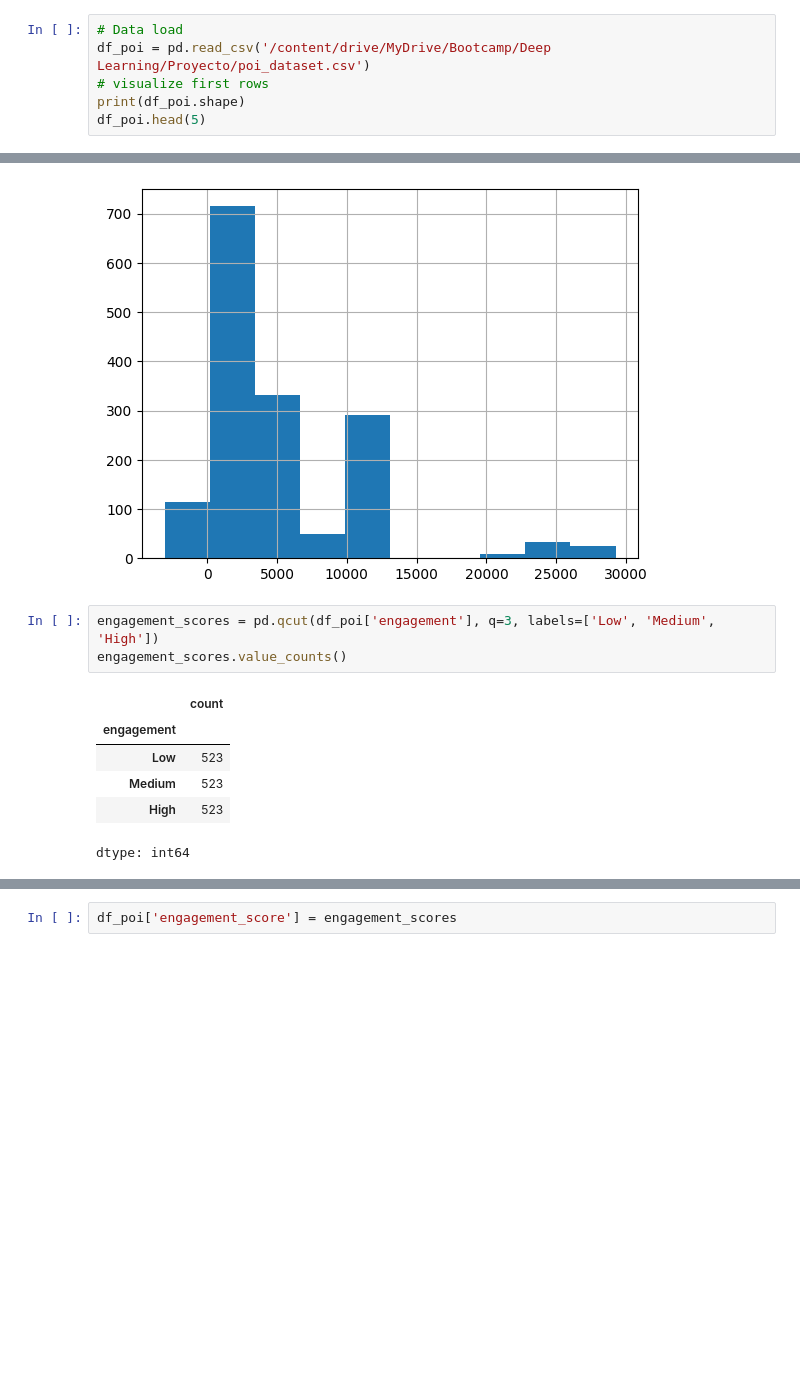
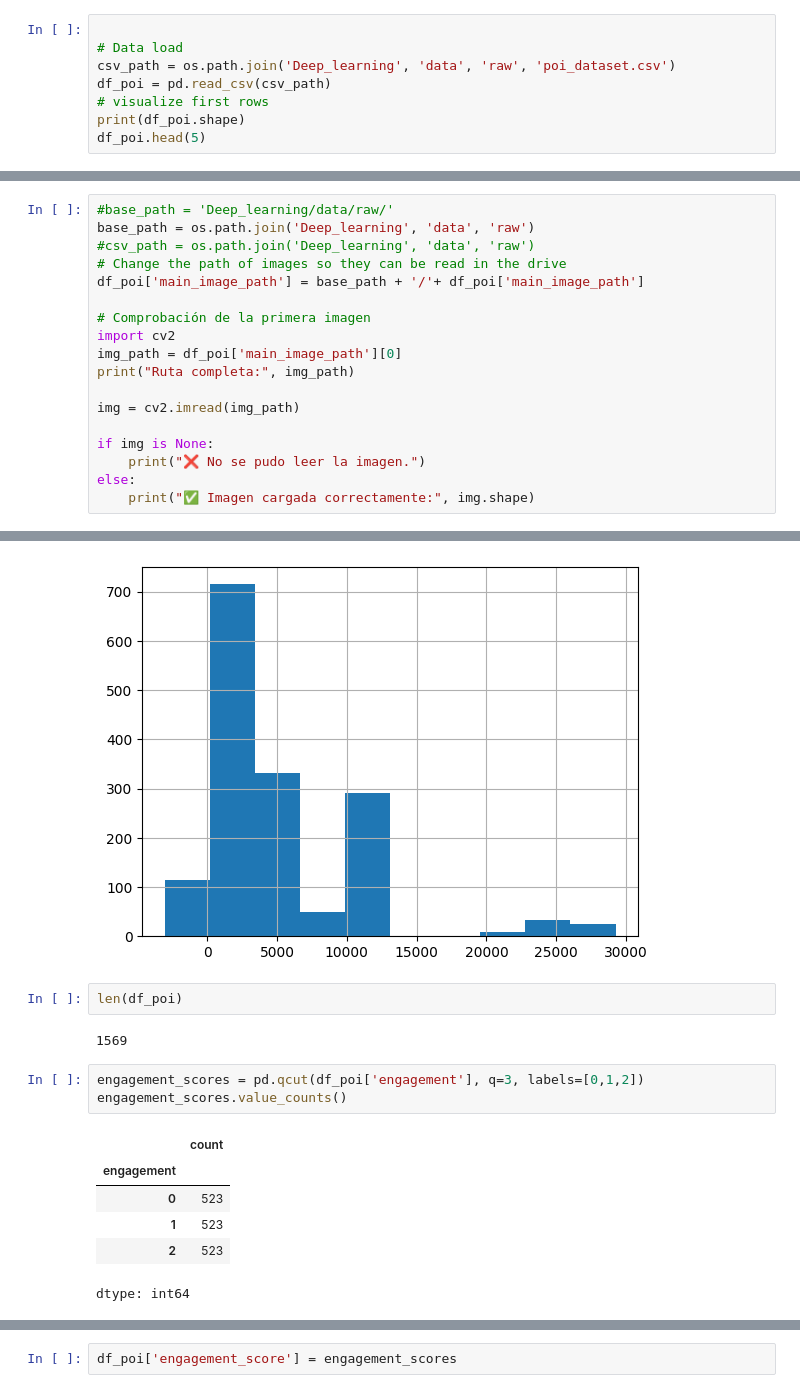
Before and after one commit to SCaRreC/Deep_learning, a Jupyter notebook: notebooks/EDA.ipynb, the cells around one changed output, grey strips where cells are left out. Saved outputs shown, nothing was run; the diff lists cells and outputs as text; blank space fills up the shorter version.

```diff
--- a/notebooks/EDA.ipynb
+++ b/notebooks/EDA.ipynb
@@ -24,6 +44,8 @@ Drive already mounted at /content/drive; to attempt to forcibly remount, call dr
 # %%
+
 # Data load
-df_poi = pd.read_csv('/content/drive/MyDrive/Bootcamp/Deep Learning/Proyecto/poi_dataset.csv')
+csv_path = os.path.join('Deep_learning', 'data', 'raw', 'poi_dataset.csv')
+df_poi = pd.read_csv(csv_path)
 # visualize first rows
 print(df_poi.shape)
 df_poi.head(5)
@@ -234,0 +250,18 @@ plt.show()
+# %%
+#base_path = 'Deep_learning/data/raw/'
+base_path = os.path.join('Deep_learning', 'data', 'raw')
+#csv_path = os.path.join('Deep_learning', 'data', 'raw')
+# Change the path of images so they can be read in the drive
+df_poi['main_image_path'] = base_path + '/'+ df_poi['main_image_path']
+
+# Comprobación de la primera imagen
+import cv2
+img_path = df_poi['main_image_path'][0]
+print("Ruta completa:", img_path)
+
+img = cv2.imread(img_path)
+
+if img is None:
+    print("❌ No se pudo leer la imagen.")
+else:
+    print("✅ Imagen cargada correctamente:", img.shape)
@@ -255,13 +307,17 @@ df_poi['engagement'].hist()
 # %% [output]
 <Axes: >
 [figure]
+# %%
+len(df_poi)
+# %% [output]
+1569
 # %%
-engagement_scores = pd.qcut(df_poi['engagement'], q=3, labels=['Low', 'Medium', 'High'])
+engagement_scores = pd.qcut(df_poi['engagement'], q=3, labels=[0,1,2])
 engagement_scores.value_counts()
 # %% [output]
 |  | count |
 | engagement |  |
-| Low | 523 |
-| Medium | 523 |
-| High | 523 |
+| 0 | 523 |
+| 1 | 523 |
+| 2 | 523 |
 dtype: int64
```
Also changed, not shown: parts of 54 cells of this notebook.
